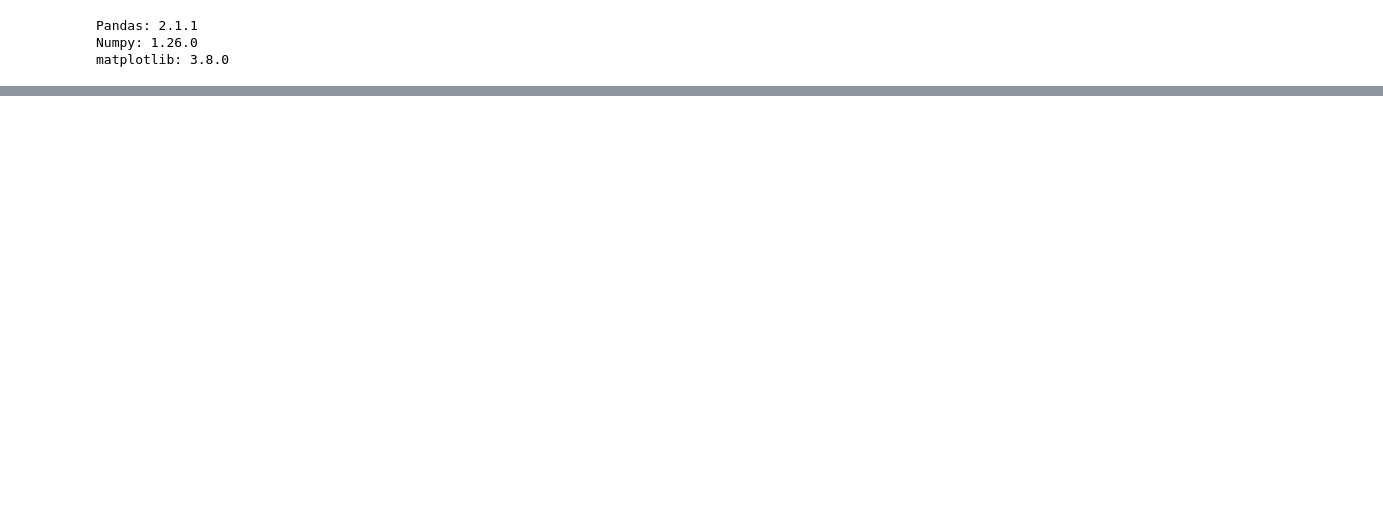
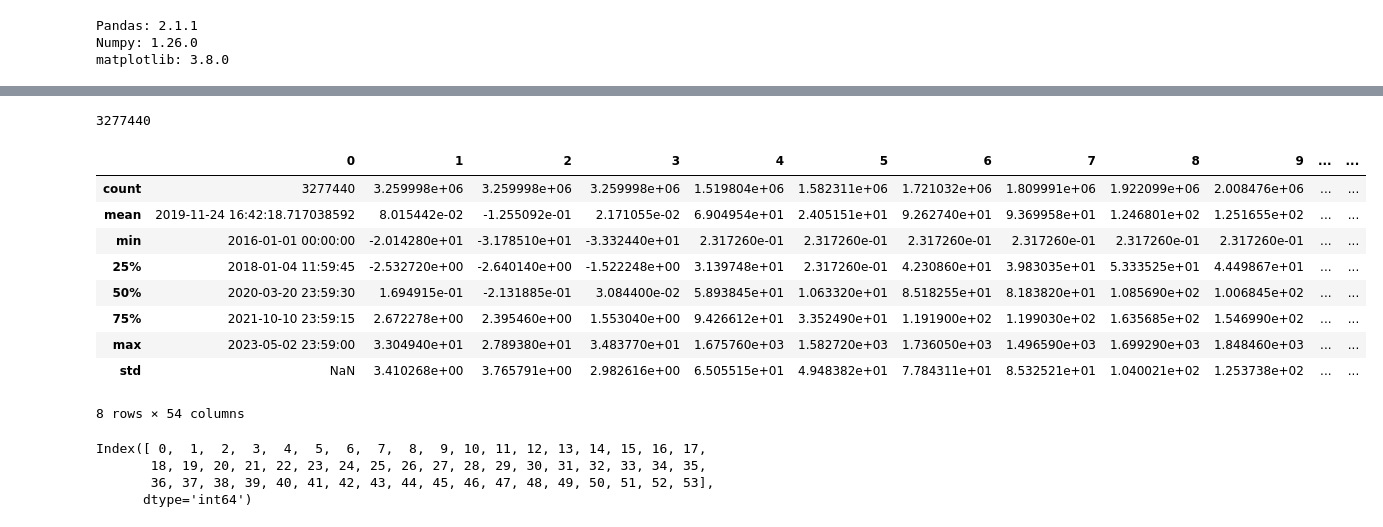
Before and after one commit to robotAstray/DSCOVR-plasma-analysis, a Jupyter notebook: notebooks/plasmaflow_forecast.ipynb, the cells around one changed output, grey strips where cells are left out. Drawn from its saved outputs; the diff is of its cells as text; code cells hidden in the pictures; blank space fills up the shorter version.

```diff
--- a/notebooks/plasmaflow_forecast.ipynb
+++ b/notebooks/plasmaflow_forecast.ipynb
@@ -190,0 +261,27 @@ df = prapare_dataframe()
+# %%
+# return the number of rows
+len(df.index)
+# %% [output]
+3277440
+# %%
+# Basic descriptive statistics for all columns
+df.describe(include='all')
+# %% [output]
+|  | 0 | 1 | 2 | 3 | 4 | 5 | 6 | 7 | 8 | 9 | ... | ... |
+| count | 3277440 | 3.259998e+06 | 3.259998e+06 | 3.259998e+06 | 1.519804e+06 | 1.582311e+06 | 1.721032e+06 | 1.809991e+06 | 1.922099e+06 | 2.008476e+06 | ... | ... |
+| mean | 2019-11-24 16:42:18.717038592 | 8.015442e-02 | -1.255092e-01 | 2.171055e-02 | 6.904954e+01 | 2.405151e+01 | 9.262740e+01 | 9.369958e+01 | 1.246801e+02 | 1.251655e+02 | ... | ... |
+| min | 2016-01-01 00:00:00 | -2.014280e+01 | -3.178510e+01 | -3.332440e+01 | 2.317260e-01 | 2.317260e-01 | 2.317260e-01 | 2.317260e-01 | 2.317260e-01 | 2.317260e-01 | ... | ... |
+| 25% | 2018-01-04 11:59:45 | -2.532720e+00 | -2.640140e+00 | -1.522248e+00 | 3.139748e+01 | 2.317260e-01 | 4.230860e+01 | 3.983035e+01 | 5.333525e+01 | 4.449867e+01 | ... | ... |
+| 50% | 2020-03-20 23:59:30 | 1.694915e-01 | -2.131885e-01 | 3.084400e-02 | 5.893845e+01 | 1.063320e+01 | 8.518255e+01 | 8.183820e+01 | 1.085690e+02 | 1.006845e+02 | ... | ... |
+| 75% | 2021-10-10 23:59:15 | 2.672278e+00 | 2.395460e+00 | 1.553040e+00 | 9.426612e+01 | 3.352490e+01 | 1.191900e+02 | 1.199030e+02 | 1.635685e+02 | 1.546990e+02 | ... | ... |
+| max | 2023-05-02 23:59:00 | 3.304940e+01 | 2.789380e+01 | 3.483770e+01 | 1.675760e+03 | 1.582720e+03 | 1.736050e+03 | 1.496590e+03 | 1.699290e+03 | 1.848460e+03 | ... | ... |
+| std | NaN | 3.410268e+00 | 3.765791e+00 | 2.982616e+00 | 6.505515e+01 | 4.948382e+01 | 7.784311e+01 | 8.532521e+01 | 1.040021e+02 | 1.253738e+02 | ... | ... |
+8 rows × 54 columns
+# %%
+# return the list of column names of the dataframe
+df.columns
+# %% [output]
+Index([ 0,  1,  2,  3,  4,  5,  6,  7,  8,  9, 10, 11, 12, 13, 14, 15, 16, 17,
+       18, 19, 20, 21, 22, 23, 24, 25, 26, 27, 28, 29, 30, 31, 32, 33, 34, 35,
+       36, 37, 38, 39, 40, 41, 42, 43, 44, 45, 46, 47, 48, 49, 50, 51, 52, 53],
+      dtype='int64')
```
Also changed, not shown: parts of 10 cells of this notebook.
